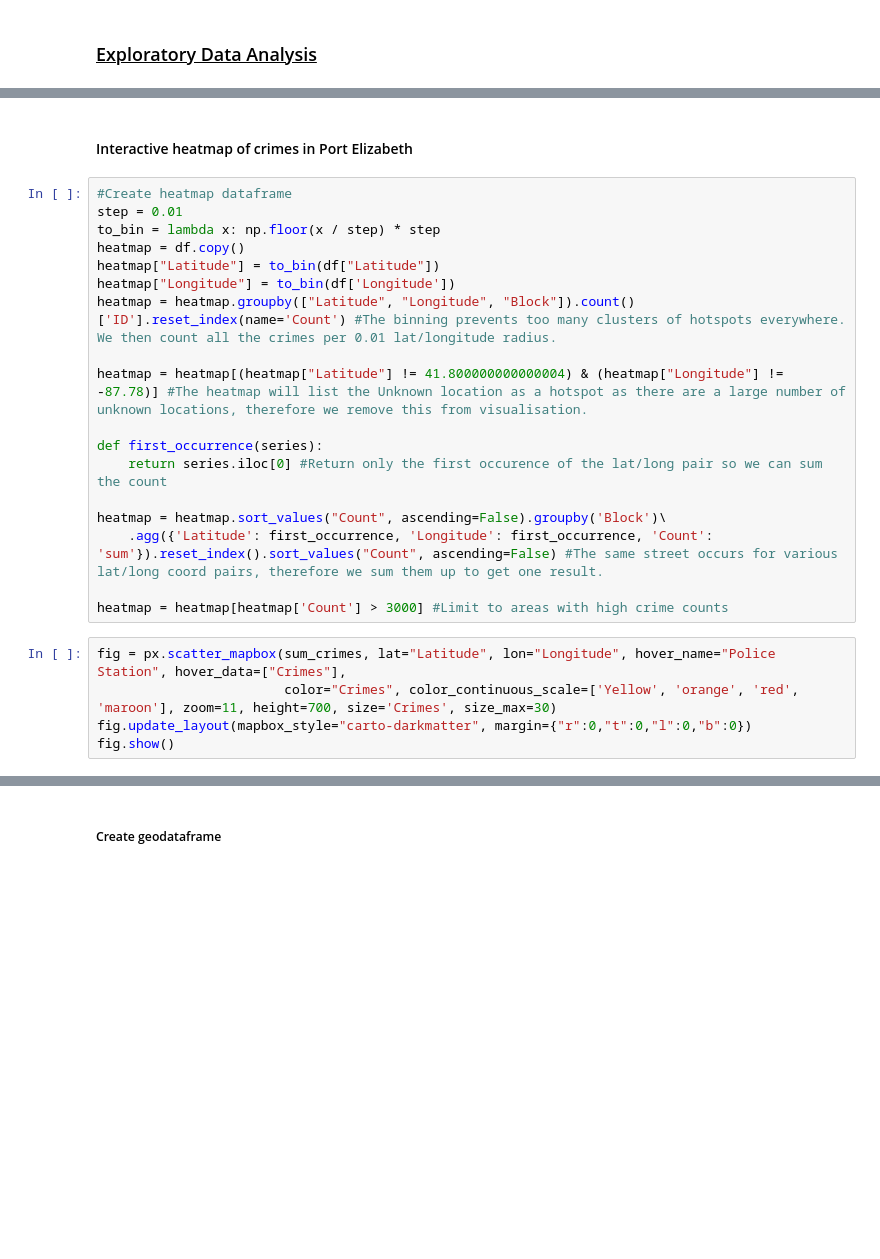
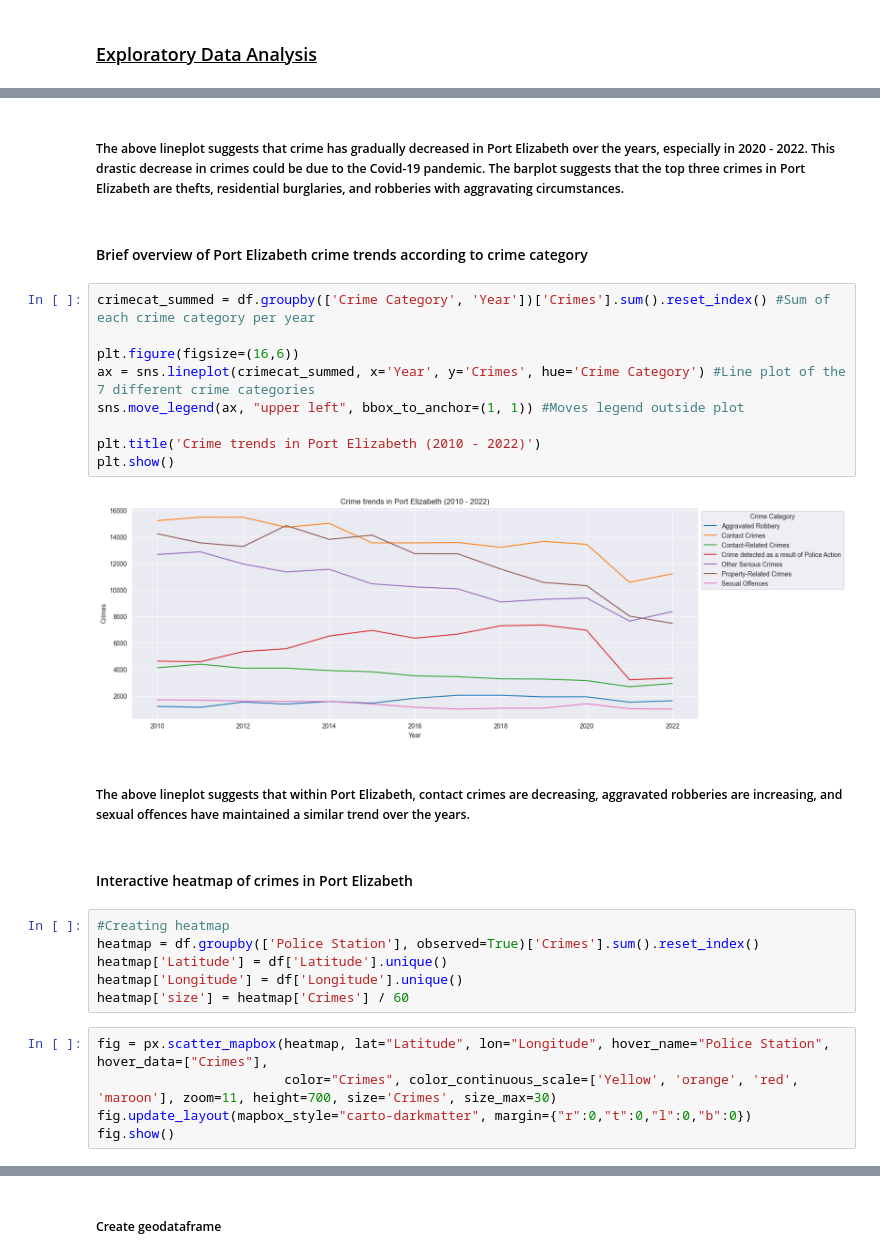
Before and after one commit to BlocknBoom123/CrimePy, a Jupyter notebook: SA/CrimePy.ipynb, the cells around one changed output, grey strips where cells are left out. Saved outputs shown, nothing was run; the diff lists cells and outputs as text; blank space fills up the shorter version.

```diff
--- a/SA/CrimePy.ipynb
+++ b/SA/CrimePy.ipynb
@@ -180,25 +201,30 @@ Contact Sexual Offences
+# %% [markdown]
+##### The above lineplot suggests that crime has gradually decreased in Port Elizabeth over the years, especially in 2020 - 2022. This drastic decrease in crimes could be due to the Covid-19 pandemic. The barplot suggests that the top three crimes in Port Elizabeth are thefts, residential burglaries, and robberies with aggravating circumstances.
+# %% [markdown]
+#### Brief overview of Port Elizabeth crime trends according to crime category
+# %%
+crimecat_summed = df.groupby(['Crime Category', 'Year'])['Crimes'].sum().reset_index() #Sum of each crime category per year
+
+plt.figure(figsize=(16,6))
+ax = sns.lineplot(crimecat_summed, x='Year', y='Crimes', hue='Crime Category') #Line plot of the 7 different crime categories
+sns.move_legend(ax, "upper left", bbox_to_anchor=(1, 1)) #Moves legend outside plot
+
+plt.title('Crime trends in Port Elizabeth (2010 - 2022)')
+plt.show()
+# %% [output]
+[figure, added]
+# %% [markdown]
+##### The above lineplot suggests that within Port Elizabeth, contact crimes are decreasing, aggravated robberies are increasing, and sexual offences have maintained a similar trend over the years.
 # %% [markdown]
 #### Interactive heatmap of crimes in Port Elizabeth
-# %%
-#Create heatmap dataframe
-step = 0.01
-to_bin = lambda x: np.floor(x / step) * step
-heatmap = df.copy()
-heatmap["Latitude"] = to_bin(df["Latitude"])
-heatmap["Longitude"] = to_bin(df['Longitude'])
-heatmap = heatmap.groupby(["Latitude", "Longitude", "Block"]).count()['ID'].reset_index(name='Count') #The binning prevents too many clusters of hotspots everywhere. We then count all the crimes per 0.01 lat/longitude radius.
-
-heatmap = heatmap[(heatmap["Latitude"] != 41.800000000000004) & (heatmap["Longitude"] != -87.78)] #The heatmap will list the Unknown location as a hotspot as there are a large number of unknown locations, therefore we remove this from visualisation.
-
-def first_occurrence(series):
-    return series.iloc[0] #Return only the first occurence of the lat/long pair so we can sum the count
-
-heatmap = heatmap.sort_values("Count", ascending=False).groupby('Block')\
-    .agg({'Latitude': first_occurrence, 'Longitude': first_occurrence, 'Count': 'sum'}).reset_index().sort_values("Count", ascending=False) #The same street occurs for various lat/long coord pairs, therefore we sum them up to get one result.
-
-heatmap = heatmap[heatmap['Count'] > 3000] #Limit to areas with high crime counts
+# %%
+#Creating heatmap
+heatmap = df.groupby(['Police Station'], observed=True)['Crimes'].sum().reset_index()
+heatmap['Latitude'] = df['Latitude'].unique()
+heatmap['Longitude'] = df['Longitude'].unique()
+heatmap['size'] = heatmap['Crimes'] / 60
 # %%
-fig = px.scatter_mapbox(sum_crimes, lat="Latitude", lon="Longitude", hover_name="Police Station", hover_data=["Crimes"],
+fig = px.scatter_mapbox(heatmap, lat="Latitude", lon="Longitude", hover_name="Police Station", hover_data=["Crimes"],
                         color="Crimes", color_continuous_scale=['Yellow', 'orange', 'red', 'maroon'], zoom=11, height=700, size='Crimes', size_max=30)
 fig.update_layout(mapbox_style="carto-darkmatter", margin={"r":0,"t":0,"l":0,"b":0})
 fig.show()
```
Also changed, not shown: parts of 17 cells of this notebook, 1 other file.
